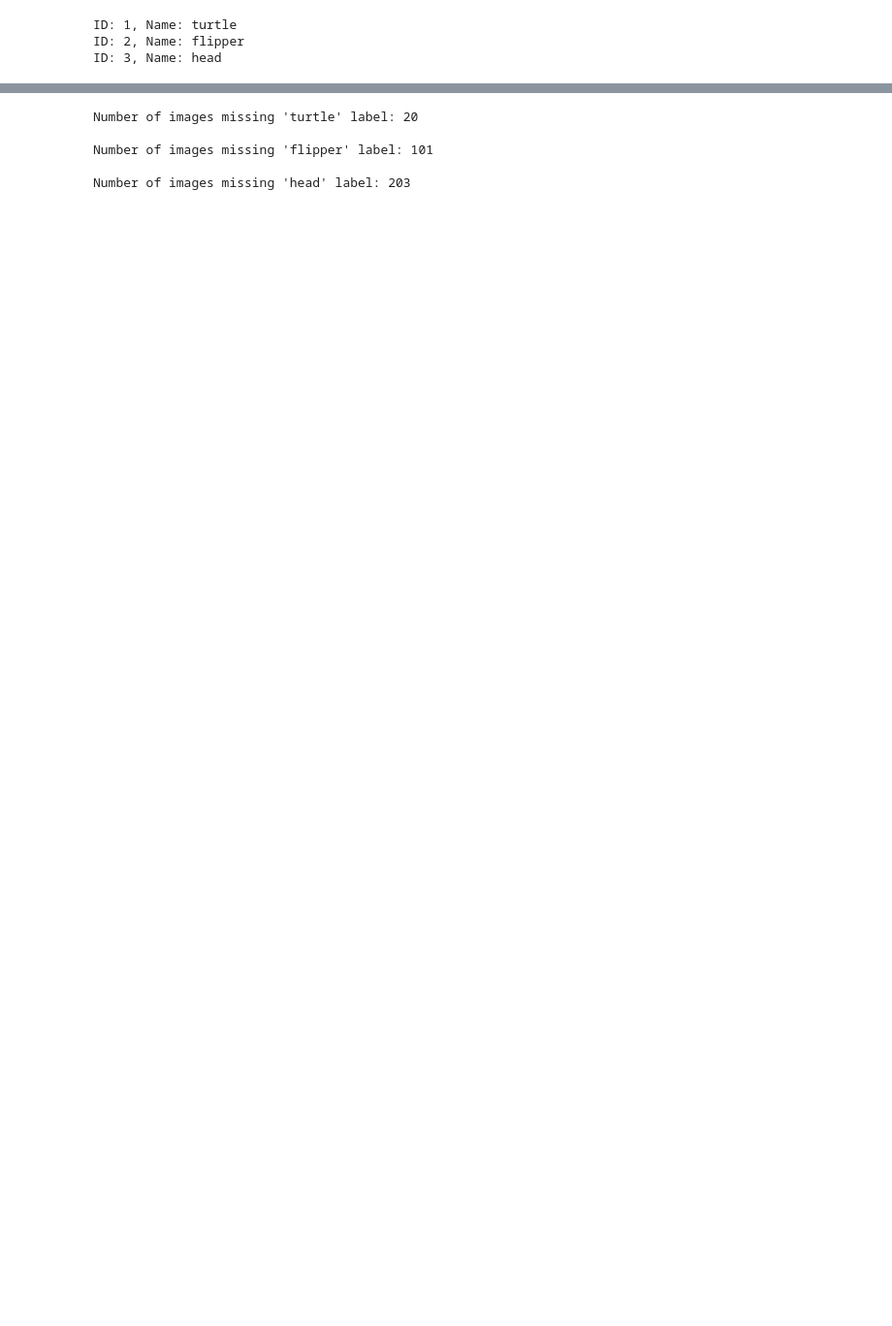
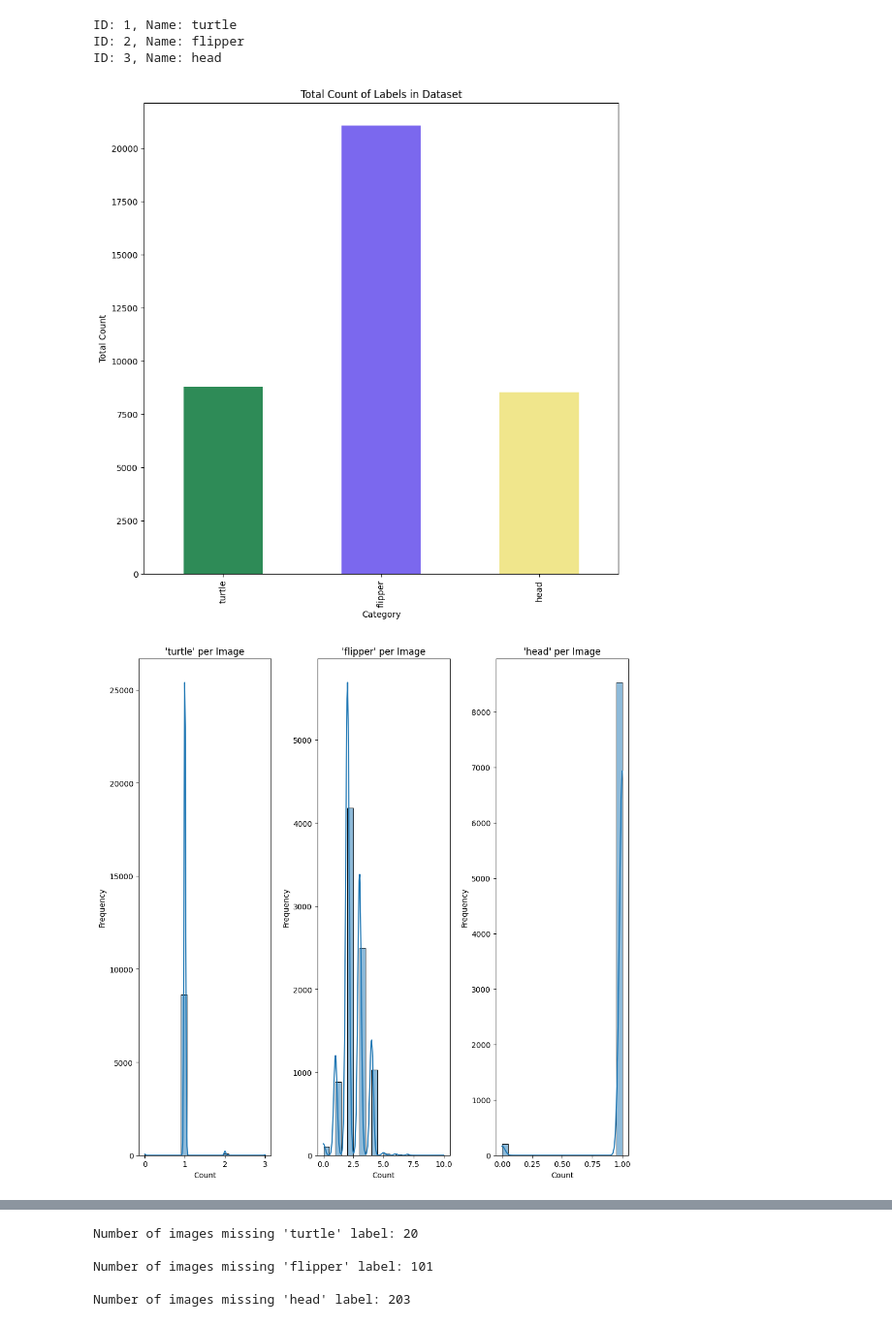
Before and after one commit to hongliang0/SeaTurtleID2022, a Jupyter notebook: dataVisualisation.ipynb, the cells around one changed output, grey strips where cells are left out. Shown at 97% size. Cells and saved outputs as stored; diff of their text form; code cells hidden in the pictures; blank space fills up the shorter version.

```diff
--- a/dataVisualisation.ipynb
+++ b/dataVisualisation.ipynb
@@ -56,10 +58,10 @@ import matplotlib.pyplot as plt
 import seaborn as sns
 
 
-category_names = ["turtle", "flipper", "head"]  # Mistake found ! Make sure to maintain order
+category_names = ["turtle", "flipper", "head"]  # Mistake found ! Make sure to maintain order as seen above ^^
 cat_ids = coco.getCatIds(catNms=category_names)
 
-# Create a dictionary to count how many counts of each category there are in each image
+# Create a dictionary to count how many counts of each category there are in each image repr imageid
 category_counts = {'image_id': [], 'turtle': [], 'flipper': [], 'head': []}
 
 # Loop over each image
@@ -71,36 +73,42 @@ for img_id in img_ids:
     # Append the current image ID
     category_counts["image_id"].append(img_id)
 
-    # Count number of each category for current image ID
+    # Count number of each category for current image ID.
     category_counts["turtle"].append(
         sum(ann["category_id"] == cat_ids[0] for ann in anns)
     )
     category_counts["flipper"].append(
         sum(ann["category_id"] == cat_ids[1] for ann in anns)
     )
     category_counts["head"].append(
         sum(ann["category_id"] == cat_ids[2] for ann in anns)
     )
 
+# End result is a dictionary with the key as iumage_id. The values are the number of each category in that image.
+# ie: {image_id: [turtle_count, flipper_count, head_count]}
+
 # Convert to dataframe
 category_counts_df = pd.DataFrame(category_counts)
 category_sums = category_counts_df[["turtle", "flipper", "head"]].sum()
 
 # Totals for each category
-plt.figure(figsize=(20, 10))
+plt.figure(figsize=(10, 10))
 category_sums.plot(kind="bar", color=["seagreen", "mediumslateblue", "khaki"])
 plt.title("Total Count of Labels in Dataset")
 plt.xlabel("Category")
 plt.ylabel("Total Count")
 plt.show()
 
-plt.figure(figsize=(20, 10))
+plt.figure(figsize=(10, 10))
 for i, category in enumerate(["turtle", "flipper", "head"]):
     plt.subplot(1, 3, i + 1)
     sns.histplot(category_counts_df[category], kde=True, bins=20)
-    plt.title(f"Distribution of '{category}' Counts per Image")
+    plt.title(f"'{category}' per Image")
     plt.xlabel("Count")
     plt.ylabel("Frequency")
 plt.tight_layout()
 plt.show()
+# %% [output]
+[figure, added]
+[figure, added]
 # %% [markdown]
```
Also changed, not shown: parts of 18 cells of this notebook.
